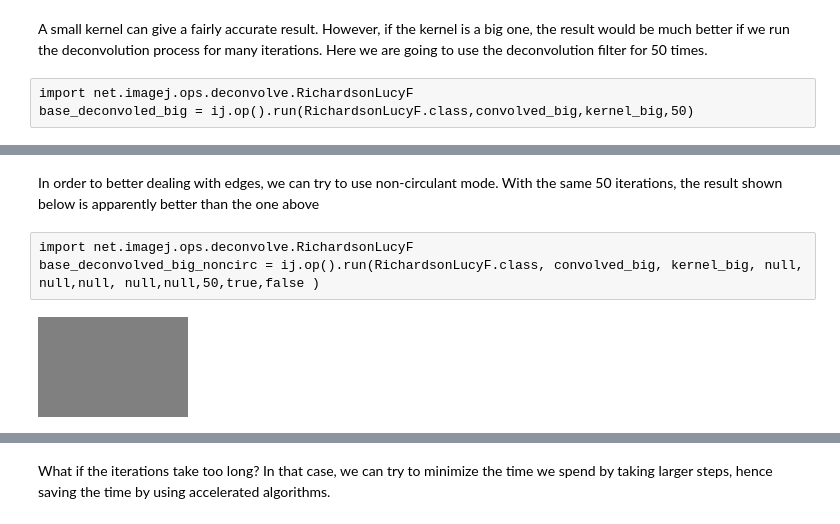
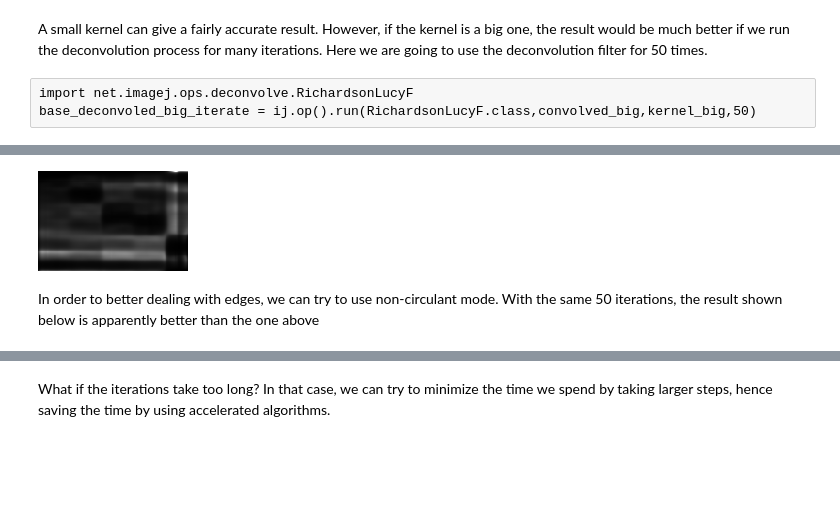
Before and after one commit to imagej/tutorials, a Jupyter notebook: notebooks/1_-_Using_ImageJ/2_-_Introduction_to_ImageJ_Ops.ipynb, the cells around one changed output, grey strips where cells are left out. Saved outputs shown, nothing was run; the diff lists cells and outputs as text; blank space fills up the shorter version.

```diff
--- a/notebooks/1_-_Using_ImageJ/2_-_Introduction_to_ImageJ_Ops.ipynb
+++ b/notebooks/1_-_Using_ImageJ/2_-_Introduction_to_ImageJ_Ops.ipynb
@@ -753,5 +739,5 @@ base_deconvolved_big = ij.op().run(RichardsonLucyF.class, convolved_big, kernel_
 A small kernel can give a fairly accurate result. However, if the kernel is a big one, the result would be much better if we run the deconvolution process for many iterations. Here we are going to use the deconvolution filter for 50 times.
 # %%
 import net.imagej.ops.deconvolve.RichardsonLucyF
-base_deconvoled_big = ij.op().run(RichardsonLucyF.class,convolved_big,kernel_big,50)
+base_deconvoled_big_iterate = ij.op().run(RichardsonLucyF.class,convolved_big,kernel_big,50)
 # %% [output]
@@ -759,10 +744,6 @@ base_deconvoled_big = ij.op().run(RichardsonLucyF.class,convolved_big,kernel_big
+[figure, added]
 # %% [markdown]
 In order to better dealing with edges, we can try to use non-circulant mode. With the same 50 iterations, the result shown below is apparently better than the one above
-# %%
-import net.imagej.ops.deconvolve.RichardsonLucyF
-base_deconvolved_big_noncirc = ij.op().run(RichardsonLucyF.class, convolved_big, kernel_big, null, null,null, null,null,50,true,false )
-# %% [output]
-[figure, removed]
 # %%
 import net.imagej.ops.deconvolve.RichardsonLucyF
 base_deconvolved_big_noncirc = ij.op().run(RichardsonLucyF.class, convolved_big, kernel_big, null, null,null, null,null,50,true,false )
```
Also changed, not shown: parts of 11 cells of this notebook.
